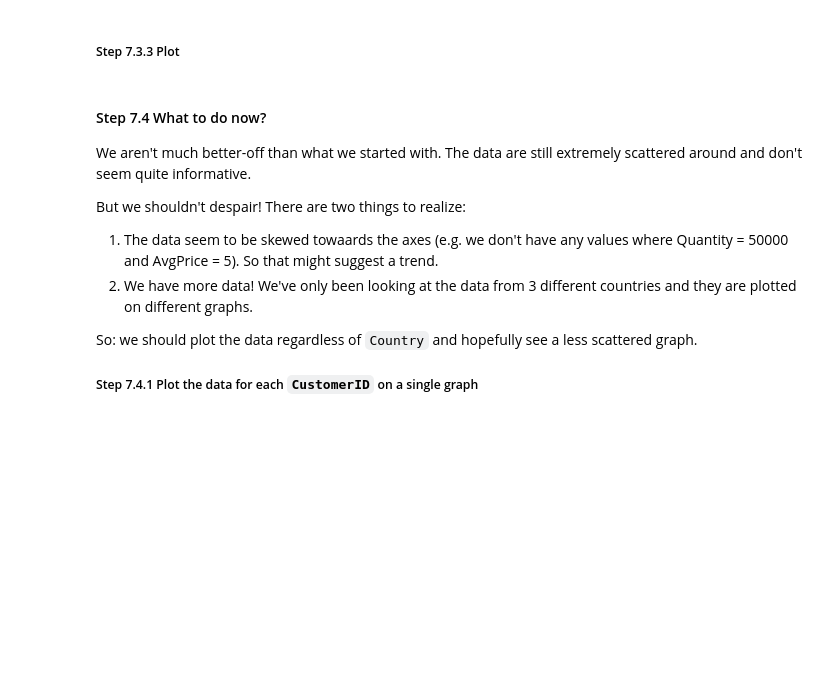
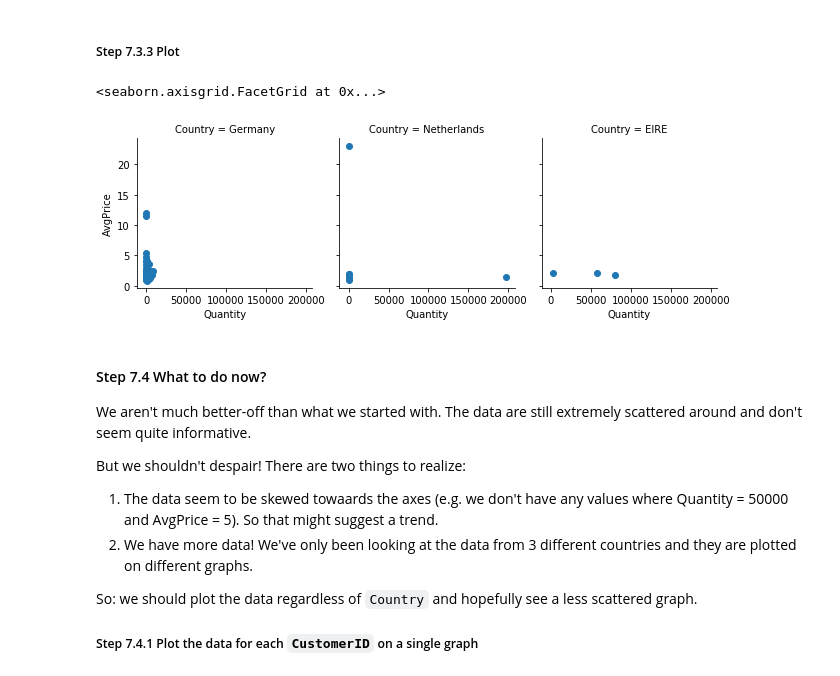
Before and after one commit to venusian2/pandas_exercises, a Jupyter notebook: 07_Visualization/Online_Retail/Exercises.ipynb, the cells around one changed output. Saved outputs shown, nothing was run; the diff lists cells and outputs as text; code cells hidden in the pictures; blank space fills up the shorter version.

```diff
--- a/07_Visualization/Online_Retail/Exercises.ipynb
+++ b/07_Visualization/Online_Retail/Exercises.ipynb
@@ -90,3 +162,6 @@ We need to unpack that.
 #### Step 7.3 Modify, select and plot data
 ##### Step 7.3.1 Add a column to online_rt called `Revenue` calculate the revenue (Quantity * UnitPrice) from each sale.
 We will use this later to figure out an average price per customer.
+# %%
+online_rt['Revenue'] = online_rt['Quantity'] * online_rt['UnitPrice']
+online_rt.head()
@@ -93,2 +175,11 @@ We will use this later to figure out an average price per customer.
 # %% [markdown]
 ##### Step 7.3.2 Group by `CustomerID` and `Country` and find out the average price (`AvgPrice`) each customer spends per unit.
+# %%
+grouped = online_rt[online_rt.Country.isin(['Netherlands', 'EIRE', 'Germany'])].groupby(['CustomerID','Country'])
+
+plottable = grouped['Quantity','Revenue'].agg('sum')
+plottable['AvgPrice'] = plottable.Revenue / plottable.Quantity
+
+# get the value of the index and put in the column Country
+plottable['Country'] = plottable.index.get_level_values(1)
+plottable.head()
@@ -95,5 +194,11 @@ We will use this later to figure out an average price per customer.
 # %% [markdown]
 ##### Step 7.3.3 Plot
+# %%
+g = sns.FacetGrid(plottable, col="Country")
+g.map(plt.scatter, "Quantity", "AvgPrice", alpha=1)
+# %% [output]
+<seaborn.axisgrid.FacetGrid at 0x...>
+[figure, added]
 # %% [markdown]
 #### Step 7.4 What to do now?
 We aren't much better-off than what we started with. The data are still extremely scattered around and don't seem quite informative.
```
Also changed, not shown: parts of 15 cells of this notebook.
